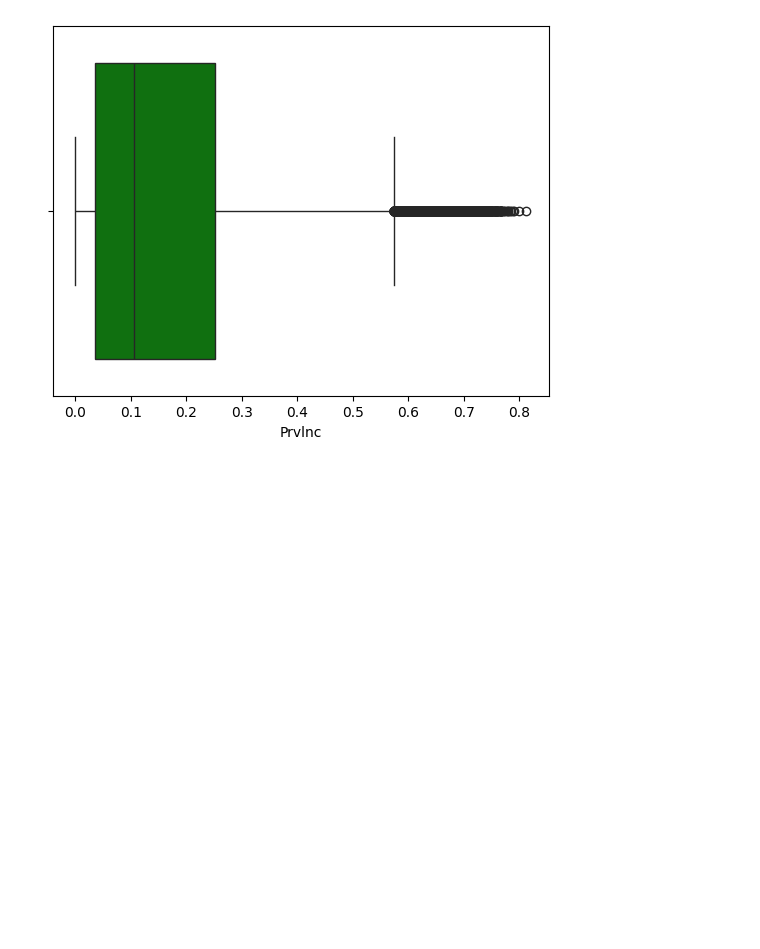
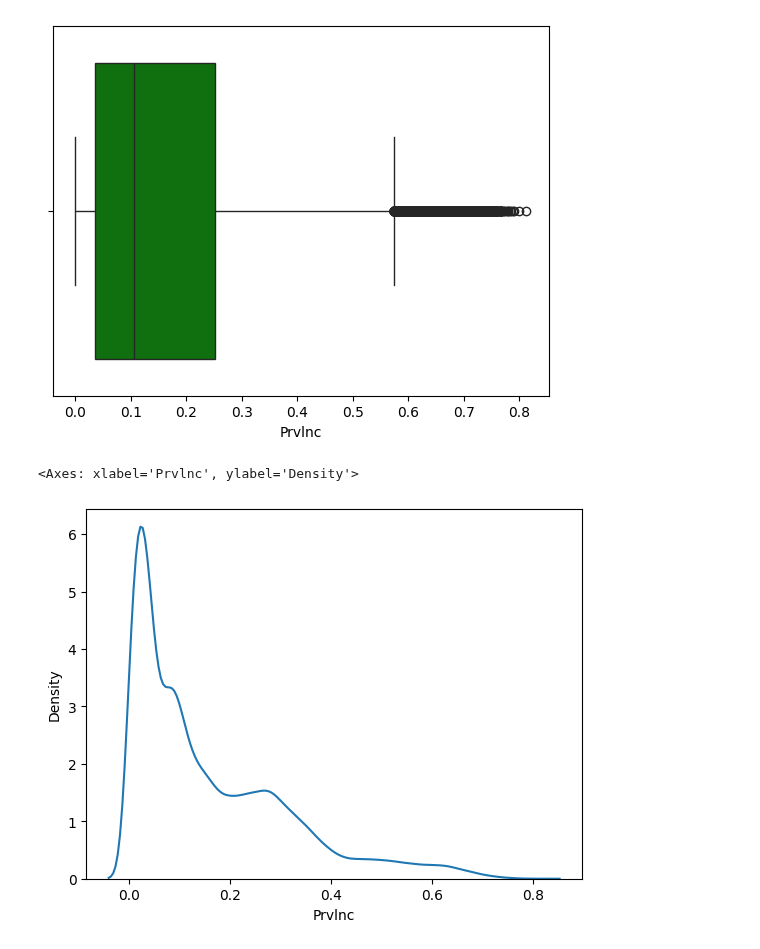
Before and after one commit to phf5kw/visualization, a Jupyter notebook: assignment/assignment.ipynb, the cells around one changed output. Saved outputs shown, nothing was run; the diff lists cells and outputs as text; code cells hidden in the pictures; blank space fills up the shorter version.

```diff
--- a/assignment/assignment.ipynb
+++ b/assignment/assignment.ipynb
@@ -338,4 +338,7 @@ sns.boxplot(x = 'Prvlnc', data = df, color='green')
 # %%
 # Part 5 - kernel density plot
 
-sns.kdeplot(data=df,x='aid_value',hue='level')
+sns.kdeplot(data=df,x='Prvlnc')
+# %% [output]
+<Axes: xlabel='Prvlnc', ylabel='Density'>
+[figure, added]
```
